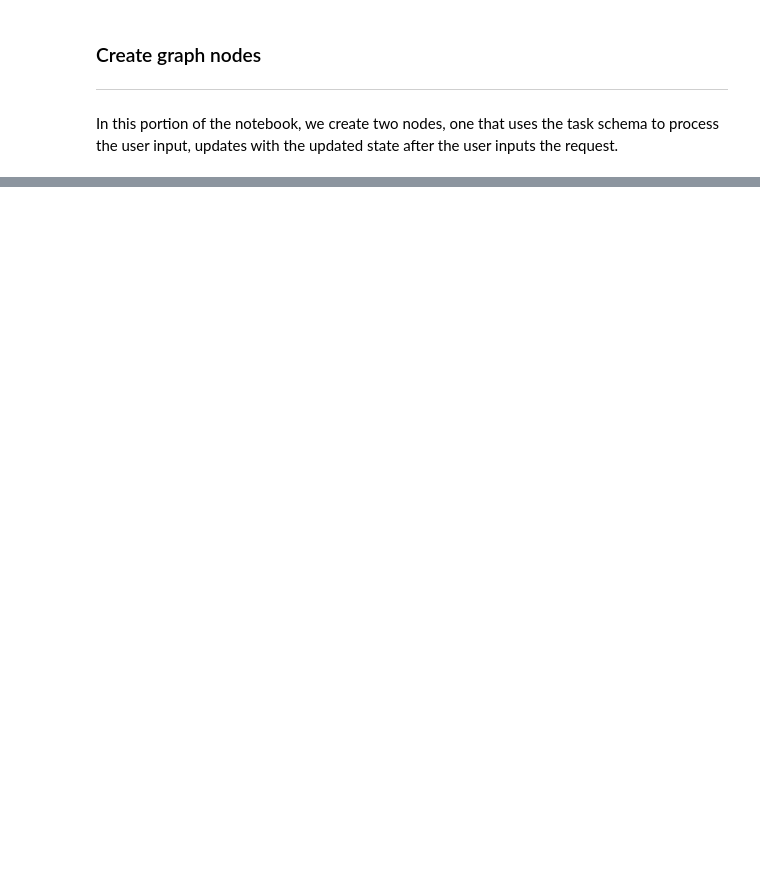
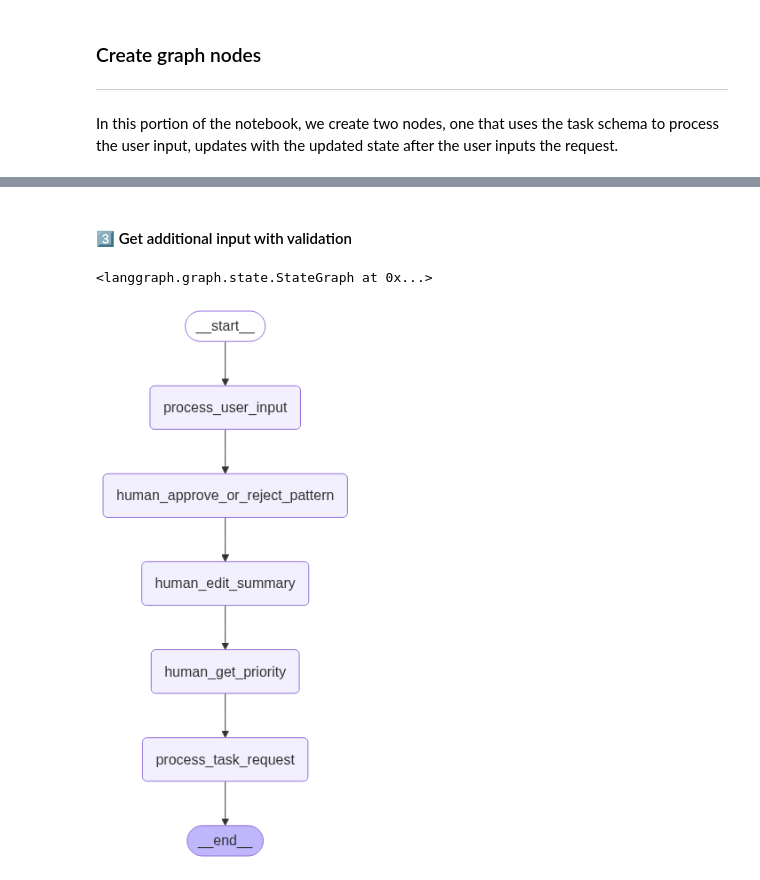
Before and after one commit to madhurprash/Build-agents-with-LangGraph, a Jupyter notebook: 5_agent_primitives_deep_dive/human-in-the-loop/langgraph-hitl.ipynb, the cells around one changed output, grey strips where cells are left out. Cells and saved outputs as stored; diff of their text form; code cells hidden in the pictures; blank space fills up the shorter version.

```diff
--- a/5_agent_primitives_deep_dive/human-in-the-loop/langgraph-hitl.ipynb
+++ b/5_agent_primitives_deep_dive/human-in-the-loop/langgraph-hitl.ipynb
@@ -269,6 +191,6 @@ def human_approve_changes(prompt: str) -> dict:
 # %%
 # define the tools that the ReAct agent can utilize
-tools = [list_tasks, update_task_status, create_task, human_approve_changes]
+tools = [list_tasks, update_task_status]
 # %%
 SYSTEM_PROMPT = """You are Maya, a Project Manager Assistant designed to help manage LangGraph development tasks.
 You have access to the team's tasks and can perform various operations to help the team stay organized.
@@ -349,7 +255,7 @@ def process_task_request(state: WorkflowState) -> WorkflowState:
         ]
 
         # Add context about the tasks to the message
-        task_context = f"\nCurrent Project Status: {state.summary or 'No summary available'}"
+        task_context = f"\nCurrent Project Status: {state.user_message or 'No summary available'}"
         messages[0].content += task_context
 
         agent_input = {
@@ -358,6 +264,7 @@ def process_task_request(state: WorkflowState) -> WorkflowState:
 
         # Invoke the agent
         result = get_realtime_info_react_llm.invoke(agent_input)
+        print(f"result debug:{result}")
 
         # Extract the output
         if isinstance(result, dict) and "output" in result:
@@ -551,0 +411,2 @@ Content:
+# %% [markdown]
+#### 3️⃣ Get additional input with validation
@@ -551,0 +434,37 @@ Content:
+# %%
+from langgraph.graph import StateGraph, START, END
+from langgraph.checkpoint.memory import MemorySaver
+
+# 1) First, create the graph and add all nodes
+workflow = StateGraph(WorkflowState)
+# core nodes
+workflow.add_node("process_user_input", process_user_input)
+workflow.add_node("human_edit_summary", human_edit_summary)
+workflow.add_node("human_approve_or_reject_pattern", human_approve_or_reject_pattern)
+workflow.add_node("human_get_priority", human_get_priority)
+workflow.add_node("process_task_request", process_task_request)
+
+# wire in the sequence:
+workflow.add_edge(START, "process_user_input")
+workflow.add_edge("process_user_input", "human_approve_or_reject_pattern")
+workflow.add_edge("human_approve_or_reject_pattern", "human_edit_summary")
+workflow.add_edge("human_edit_summary", "human_get_priority")
+workflow.add_edge("human_get_priority", "process_task_request")
+workflow.add_edge("process_task_request", END)
+# %% [output]
+<langgraph.graph.state.StateGraph at 0x...>
+# %%
+memory = MemorySaver()
+app = workflow.compile(
+    checkpointer=memory
+)
+# %%
+display(
+    Image(
+        app.get_graph().draw_mermaid_png(
+            draw_method=MermaidDrawMethod.API,
+        )
+    )
+)
+# %% [output]
+[figure, added]
```
Also changed, not shown: parts of 23 cells of this notebook, 1 other file.
